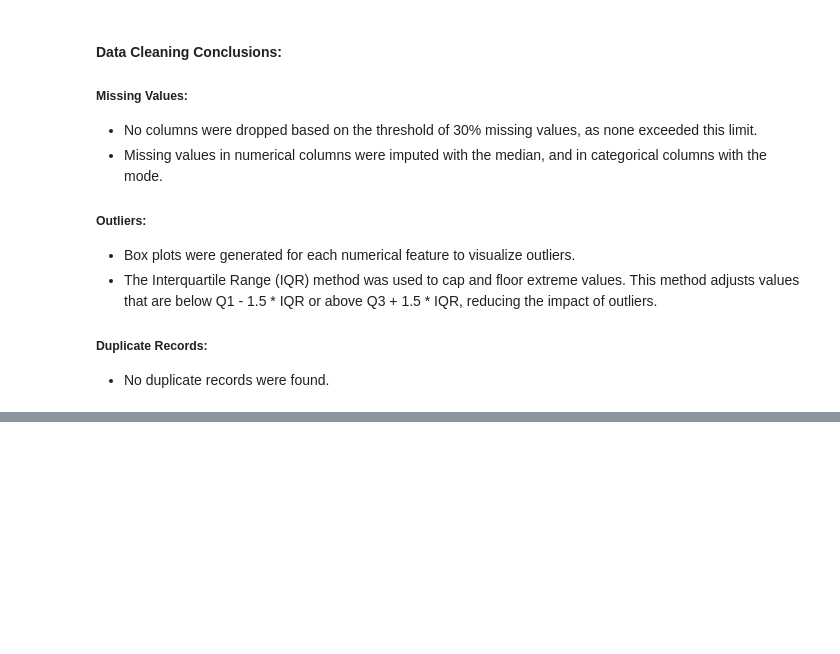
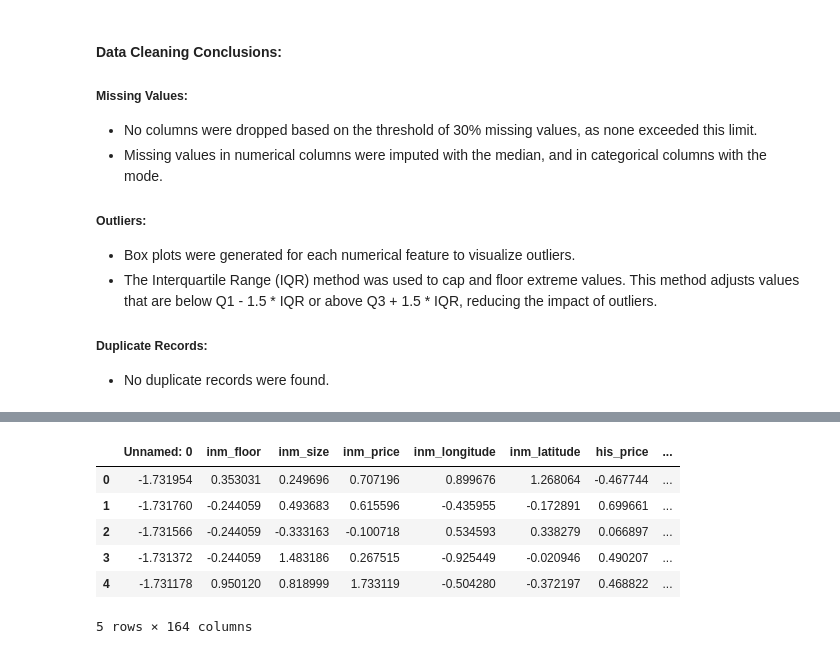
Before and after one commit to gabrieldeolaguibel/ML-Projects, a Jupyter notebook: assignments/practical_session2/practical_session_2_GabrieldeOlaguibel.ipynb, the cells around one changed output, grey strips where cells are left out. Saved outputs shown, nothing was run; the diff lists cells and outputs as text; code cells hidden in the pictures; blank space fills up the shorter version.

```diff
--- a/assignments/practical_session2/practical_session_2_GabrieldeOlaguibel.ipynb
+++ b/assignments/practical_session2/practical_session_2_GabrieldeOlaguibel.ipynb
@@ -177,0 +199,29 @@ num_rows_cleaned, num_cols_cleaned, num_dropped_columns, num_dropped_rows, missi
+# %%
+from sklearn.preprocessing import OneHotEncoder
+
+# Identifying the categorical columns
+categorical_cols = df_standardized.select_dtypes(include=['object']).columns
+
+# Initialize the OneHotEncoder
+encoder = OneHotEncoder(sparse=False, drop='first')  # drop='first' to avoid multicollinearity
+
+# Apply OneHotEncoding to the categorical columns
+encoded_data = encoder.fit_transform(df_standardized[categorical_cols])
+
+# Create a DataFrame with the encoded columns
+encoded_cols = encoder.get_feature_names_out(categorical_cols)
+df_encoded = pd.DataFrame(encoded_data, columns=encoded_cols)
+
+# Drop original categorical columns and concatenate the encoded columns
+df_final_encoded = df_standardized.drop(categorical_cols, axis=1)
+df_final_encoded = pd.concat([df_final_encoded, df_encoded], axis=1)
+
+df_final_encoded.head()  # Display the first few rows of the DataFrame with encoded categorical variables
+# %% [output]
+|  | Unnamed: 0 | inm_floor | inm_size | inm_price | inm_longitude | inm_latitude | his_price | ... |
+| 0 | -1.731954 | 0.353031 | 0.249696 | 0.707196 | 0.899676 | 1.268064 | -0.467744 | ... |
+| 1 | -1.731760 | -0.244059 | 0.493683 | 0.615596 | -0.435955 | -0.172891 | 0.699661 | ... |
+| 2 | -1.731566 | -0.244059 | -0.333163 | -0.100718 | 0.534593 | 0.338279 | 0.066897 | ... |
+| 3 | -1.731372 | -0.244059 | 1.483186 | 0.267515 | -0.925449 | -0.020946 | 0.490207 | ... |
+| 4 | -1.731178 | 0.950120 | 0.818999 | 1.733119 | -0.504280 | -0.372197 | 0.468822 | ... |
+5 rows × 164 columns
```
Also changed, not shown: parts of 28 cells of this notebook.
